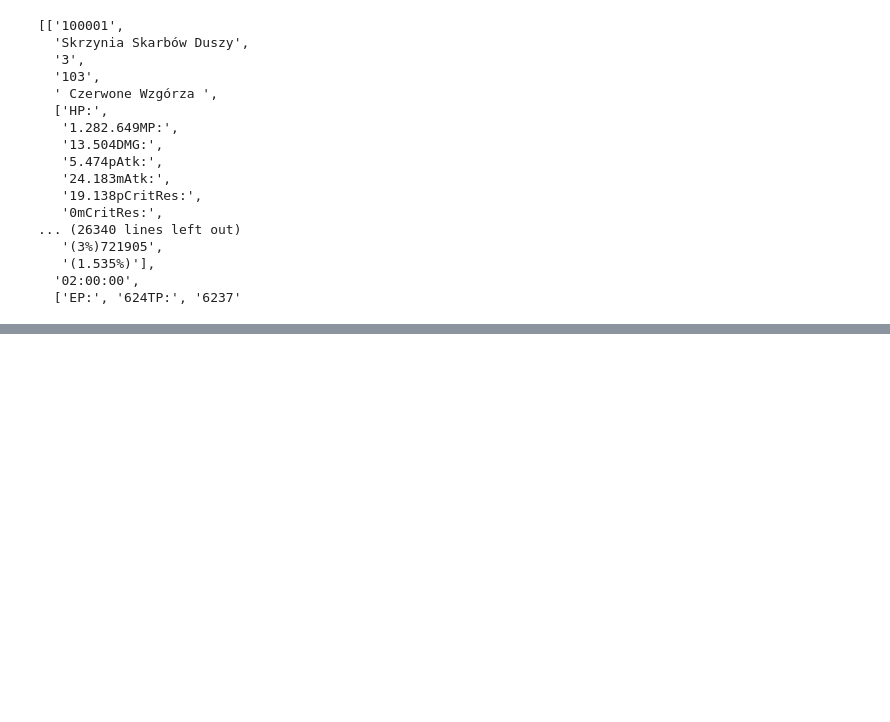
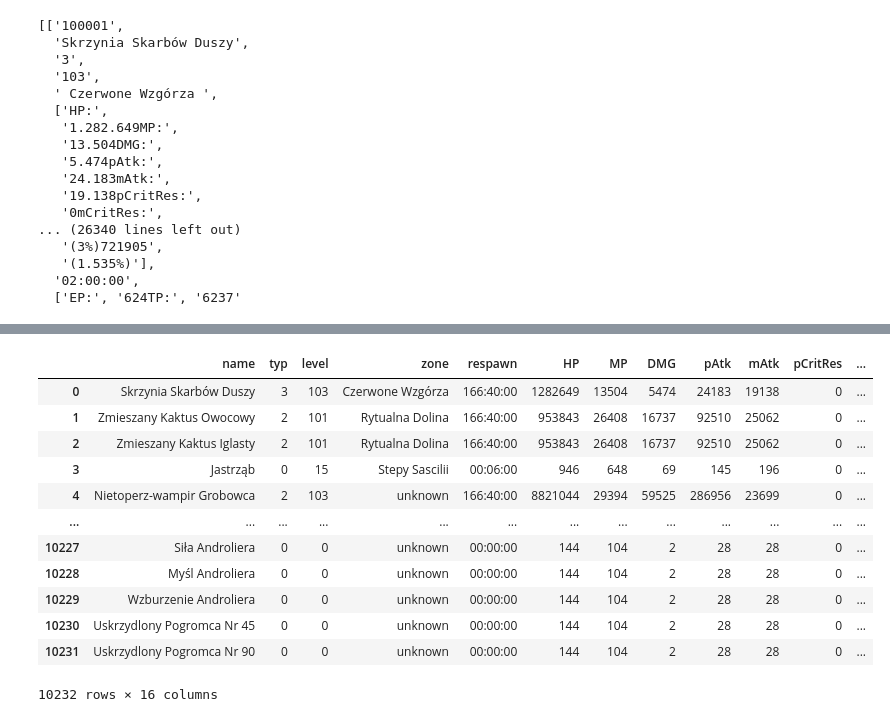
Before and after one commit to Urgith/data_science, a Jupyter notebook: scraping/RoM_database/data_extraction.ipynb, the cells around one changed output, grey strips where cells are left out. Saved outputs shown, nothing was run; the diff lists cells and outputs as text; code cells hidden in the pictures; blank space fills up the shorter version.

Commit message:
done data extraction for RoM database

```diff
--- a/scraping/RoM_database/data_extraction.ipynb
+++ b/scraping/RoM_database/data_extraction.ipynb
@@ -165,7 +166,6 @@ columns.remove('attribute')
 # %%
 columns.remove('guid')
 columns.remove('loot')
-columns.remove('respawn')
 columns.remove('xp/tp')
 columns.remove('raisechange')
 # %%
@@ -204,3 +206,20 @@ full_data[0]
  '18164',
  '50561',
  '1516819']
+# %%
+df = pd.DataFrame(full_data, columns=columns)
+df
+# %% [output]
+|  | name | typ | level | zone | respawn | HP | MP | DMG | pAtk | mAtk | pCritRes | ... |
+| 0 | Skrzynia Skarbów Duszy | 3 | 103 | Czerwone Wzgórza | 166:40:00 | 1282649 | 13504 | 5474 | 24183 | 19138 | 0 | ... |
+| 1 | Zmieszany Kaktus Owocowy | 2 | 101 | Rytualna Dolina | 166:40:00 | 953843 | 26408 | 16737 | 92510 | 25062 | 0 | ... |
+| 2 | Zmieszany Kaktus Iglasty | 2 | 101 | Rytualna Dolina | 166:40:00 | 953843 | 26408 | 16737 | 92510 | 25062 | 0 | ... |
+| 3 | Jastrząb | 0 | 15 | Stepy Sascilii | 00:06:00 | 946 | 648 | 69 | 145 | 196 | 0 | ... |
+| 4 | Nietoperz-wampir Grobowca | 2 | 103 | unknown | 166:40:00 | 8821044 | 29394 | 59525 | 286956 | 23699 | 0 | ... |
+| ... | ... | ... | ... | ... | ... | ... | ... | ... | ... | ... | ... | ... |
+| 10227 | Siła Androliera | 0 | 0 | unknown | 00:00:00 | 144 | 104 | 2 | 28 | 28 | 0 | ... |
+| 10228 | Myśl Androliera | 0 | 0 | unknown | 00:00:00 | 144 | 104 | 2 | 28 | 28 | 0 | ... |
+| 10229 | Wzburzenie Androliera | 0 | 0 | unknown | 00:00:00 | 144 | 104 | 2 | 28 | 28 | 0 | ... |
+| 10230 | Uskrzydlony Pogromca Nr 45 | 0 | 0 | unknown | 00:00:00 | 144 | 104 | 2 | 28 | 28 | 0 | ... |
+| 10231 | Uskrzydlony Pogromca Nr 90 | 0 | 0 | unknown | 00:00:00 | 144 | 104 | 2 | 28 | 28 | 0 | ... |
+10232 rows × 16 columns
```
Also changed, not shown: parts of 10 cells of this notebook, 1 other file.
